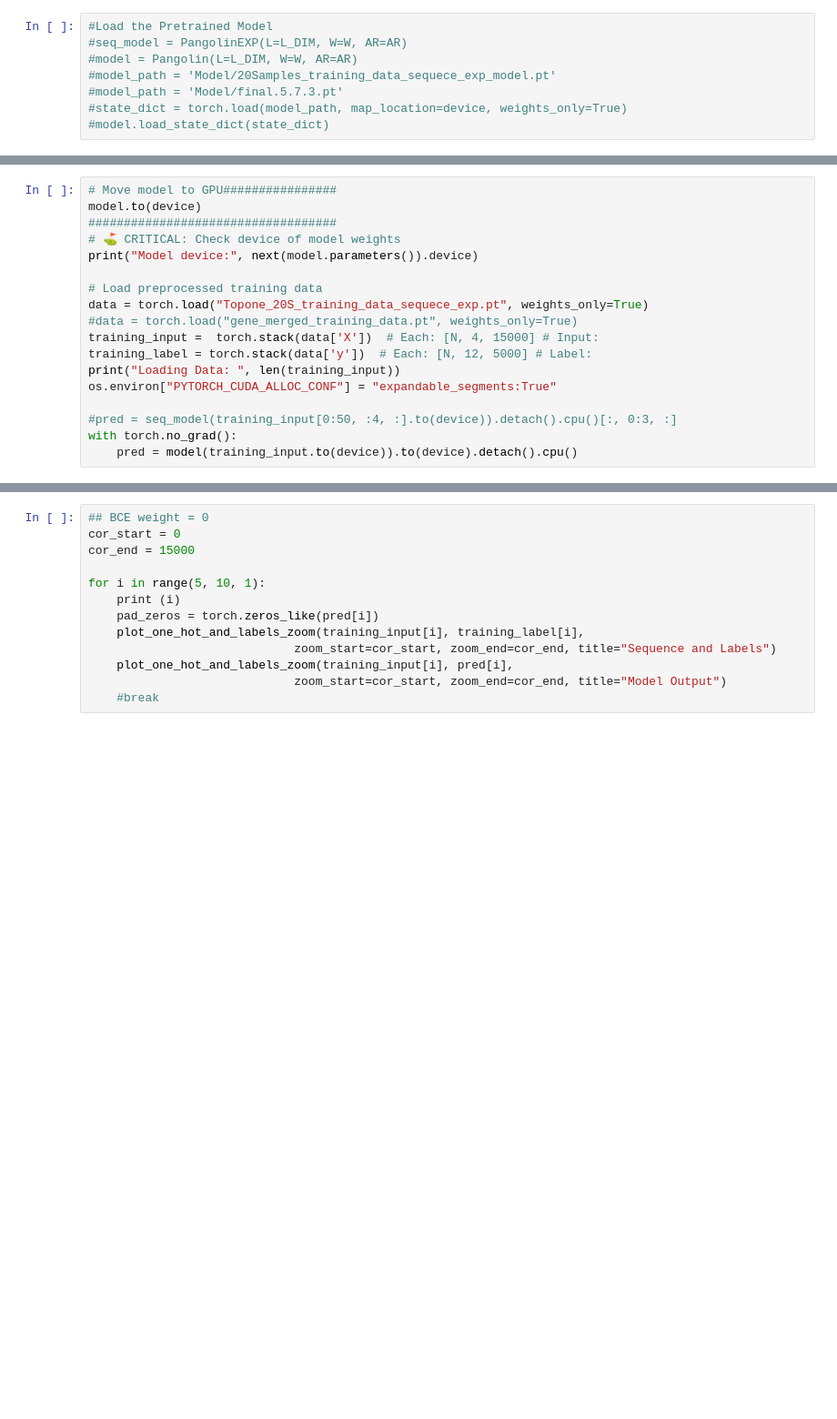
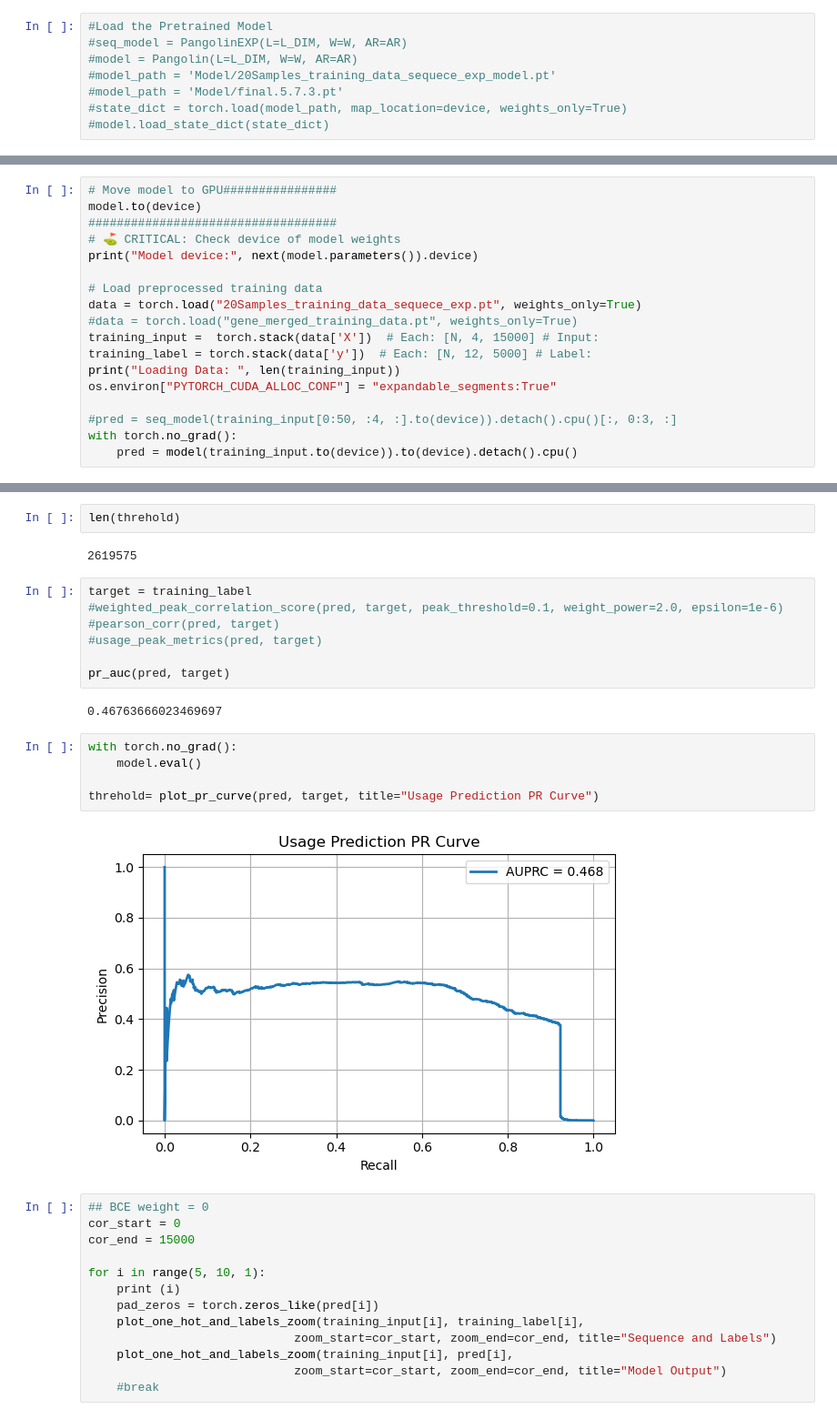
Before and after one commit to lux563624348/DL_RNA_Splicing, a Jupyter notebook: Benchmark_Model.ipynb, the cells around one changed output, grey strips where cells are left out. Shown at 91% size. Saved outputs shown, nothing was run; the diff lists cells and outputs as text; blank space fills up the shorter version.

Commit message:
Add Metrics for Performance

```diff
--- a/Benchmark_Model.ipynb
+++ b/Benchmark_Model.ipynb
@@ -67,7 +51,7 @@ model.to(device)
 print("Model device:", next(model.parameters()).device)
 
 # Load preprocessed training data
-data = torch.load("Topone_20S_training_data_sequece_exp.pt", weights_only=True)
+data = torch.load("20Samples_training_data_sequece_exp.pt", weights_only=True)
 #data = torch.load("gene_merged_training_data.pt", weights_only=True)
 training_input =  torch.stack(data['X'])  # Each: [N, 4, 15000] # Input:
 training_label = torch.stack(data['y'])  # Each: [N, 12, 5000] # Label:
@@ -83,3 +180,23 @@ Loading Data:  28
+# %%
+len(threhold)
+# %% [output]
+2619575
+# %%
+target = training_label
+#weighted_peak_correlation_score(pred, target, peak_threshold=0.1, weight_power=2.0, epsilon=1e-6)
+#pearson_corr(pred, target)
+#usage_peak_metrics(pred, target)
+
+pr_auc(pred, target)
+# %% [output]
+0.46763666023469697
+# %%
+with torch.no_grad():
+    model.eval()
+
+threhold= plot_pr_curve(pred, target, title="Usage Prediction PR Curve")
+# %% [output]
+[figure, added]
 # %%
 ## BCE weight = 0
 cor_start = 0
```
Also changed, not shown: parts of 7 cells of this notebook.
